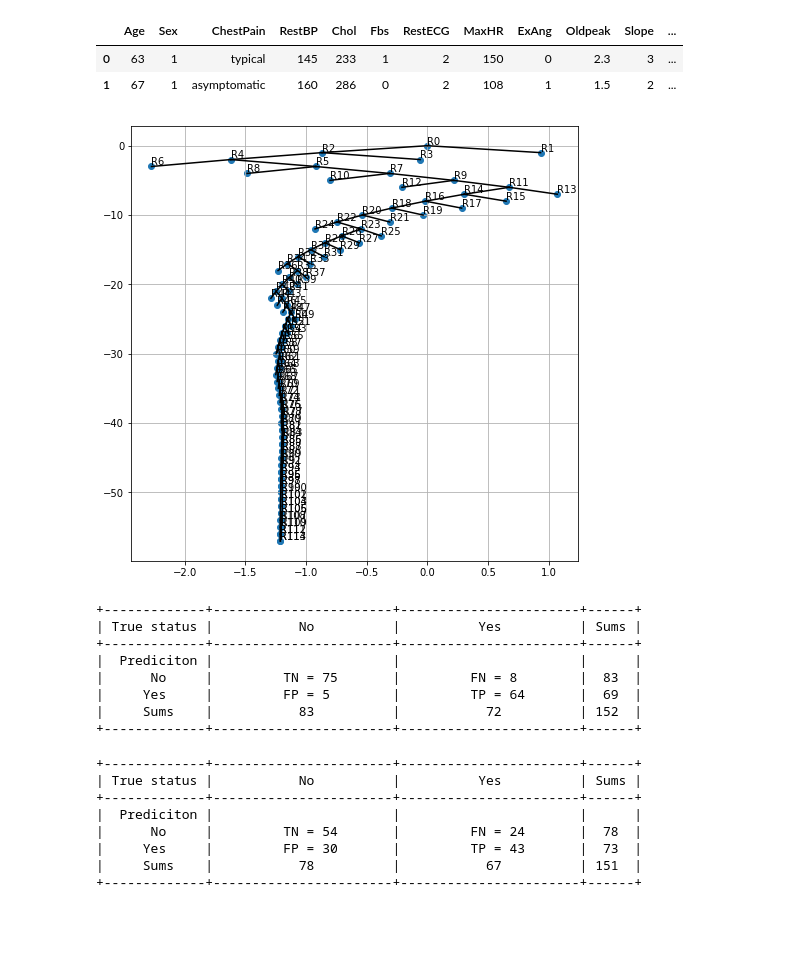
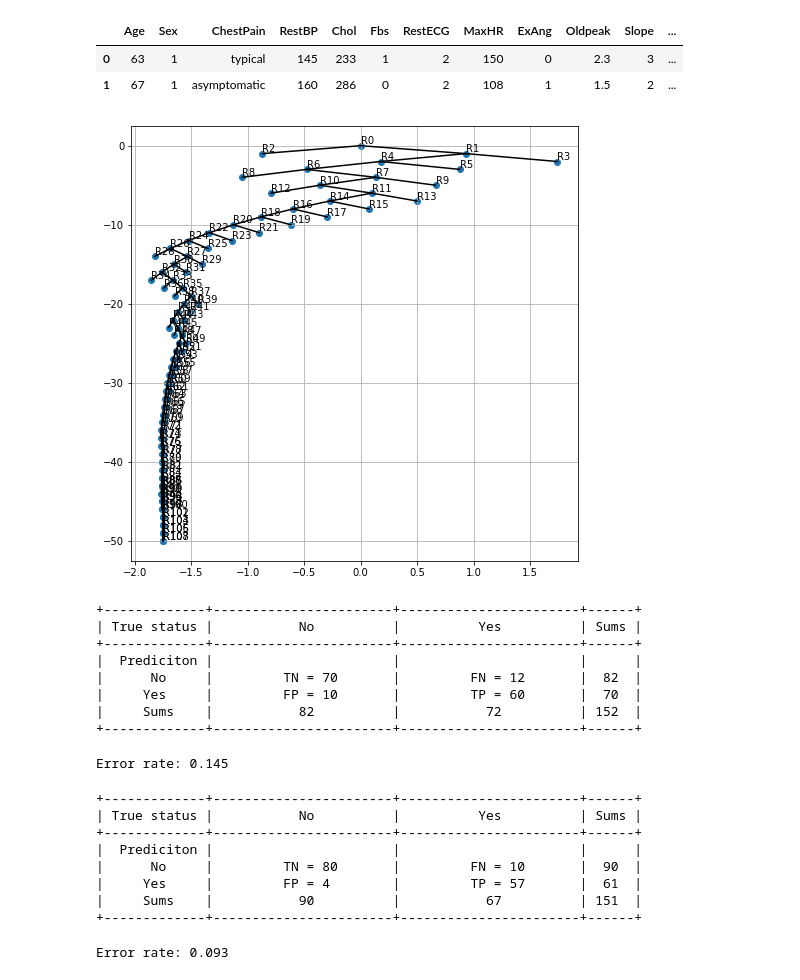
Before and after one commit to TimVrtac/Machine-Learining-Study, a Jupyter notebook: Chapter 8 - Decision trees - class.ipynb, the cells around one changed output. Cells and saved outputs as stored; diff of their text form; code cells hidden in the pictures; blank space fills up the shorter version.

Commit message:
Bagging added to the DecisionTree class.
- Baggining added to the decision_trees_class module
- Baggining applied in Chapter 8 - Decision Trees - class

```diff
--- a/Chapter 8 - Decision trees - class.ipynb
+++ b/Chapter 8 - Decision trees - class.ipynb
@@ -194,11 +194,11 @@ HD_dummy[h_df.AHD == 'Yes'], HD_dummy[h_df.AHD == 'No'] = 1, 0
 # %%
 features = ['Age', 'Sex', 'RestBP', 'Chol', 'Fbs', 'RestECG', 'MaxHR',
             'ExAng', 'Oldpeak', 'Slope', 'Ca']
-class_tree = dtc.DecisionTree(h_df[features][::2], HD_dummy[::2], s_div=30,
+class_tree = dtc.DecisionTree(h_df[features], HD_dummy, s_div=30,
                               max_leaf_size=30, criterion='Gini')
 class_tree.plot_tree()
 # %% [output]
-[figure, old version]
+[figure, new version]
 # %%
 # cunfusion matrix for seen data
 y_cl_pred, y_cl = class_tree.predict(h_df[features][::2])
@@ -208,10 +208,14 @@ ms.confusion_matrix(y_cl_pred, HD_dummy[::2], print_=True);
 | True status |           No          |          Yes          | Sums |
 +-------------+-----------------------+-----------------------+------+
 |  Prediciton |                       |                       |      |
-|      No     |         TN = 75       |         FN = 8        |  83  |
-|     Yes     |         FP = 5        |         TP = 64       |  69  |
-|     Sums    |           83          |           72          | 152  |
+|      No     |         TN = 70       |         FN = 12       |  82  |
+|     Yes     |         FP = 10       |         TP = 60       |  70  |
+|     Sums    |           82          |           72          | 152  |
 +-------------+-----------------------+-----------------------+------+
+# %%
+print(f'Error rate: {ms.classification_error_rate(y_cl_pred, HD_dummy[::2]):.3f}')
+# %% [output]
+Error rate: 0.145
 # %%
 y_cl_pred, y_cl = class_tree.predict(h_df[features][1::2])
 ms.confusion_matrix(y_cl_pred, HD_dummy[1::2], print_=True);
@@ -220,10 +224,14 @@ ms.confusion_matrix(y_cl_pred, HD_dummy[1::2], print_=True);
 | True status |           No          |          Yes          | Sums |
 +-------------+-----------------------+-----------------------+------+
 |  Prediciton |                       |                       |      |
-|      No     |         TN = 54       |         FN = 24       |  78  |
-|     Yes     |         FP = 30       |         TP = 43       |  73  |
-|     Sums    |           78          |           67          | 151  |
+|      No     |         TN = 80       |         FN = 10       |  90  |
+|     Yes     |         FP = 4        |         TP = 57       |  61  |
+|     Sums    |           90          |           67          | 151  |
 +-------------+-----------------------+-----------------------+------+
+# %%
+print(f'Error rate: {ms.classification_error_rate(y_cl_pred, HD_dummy[1::2]):.3f}')
+# %% [output]
+Error rate: 0.093
 # %%
 tree_scores_alpha, tree_sizes_l = [], []
 alpha_array = np.linspace(0,1.5,20)
```
Also changed, not shown: parts of 16 cells of this notebook, 2 other files.
